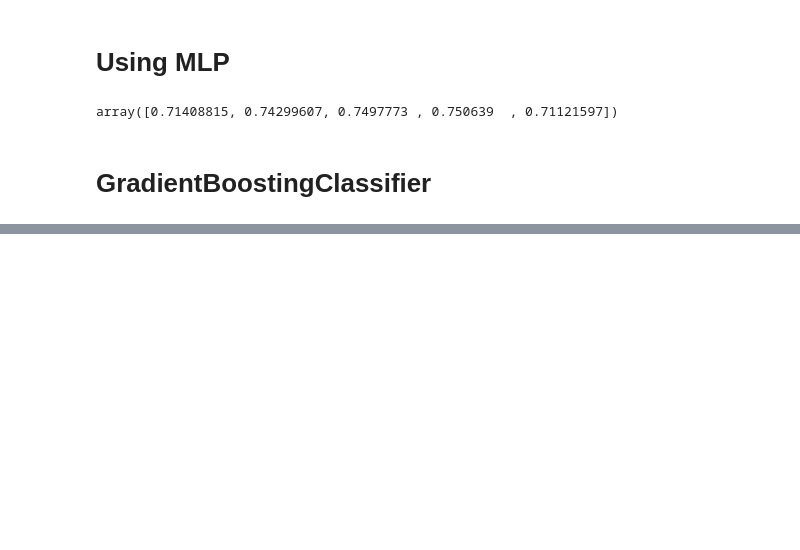
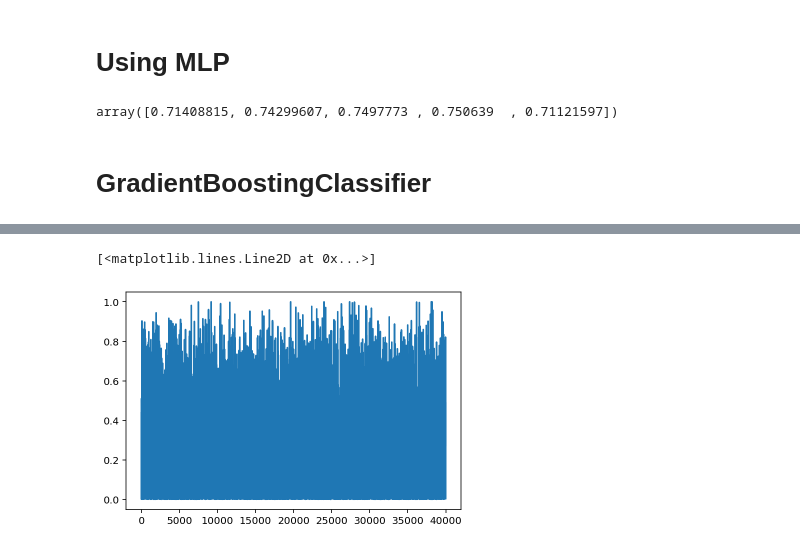
Before and after one commit to Atashnezhad/A_Data_Science_Project, a Jupyter notebook: Codes/P02_Modeling.ipynb, the cells around one changed output, grey strips where cells are left out. Cells and saved outputs as stored; diff of their text form; code cells hidden in the pictures; blank space fills up the shorter version.

```diff
--- a/Codes/P02_Modeling.ipynb
+++ b/Codes/P02_Modeling.ipynb
@@ -627,0 +677,5 @@ cross_val_score(Final_pipe, df, y, cv=5, scoring='roc_auc', n_jobs=-1)
+# %%
+plt.plot(resuls[['1']])
+# %% [output]
+[<matplotlib.lines.Line2D at 0x...>]
+[figure, added]
```
Also changed, not shown: parts of 10 cells of this notebook.
